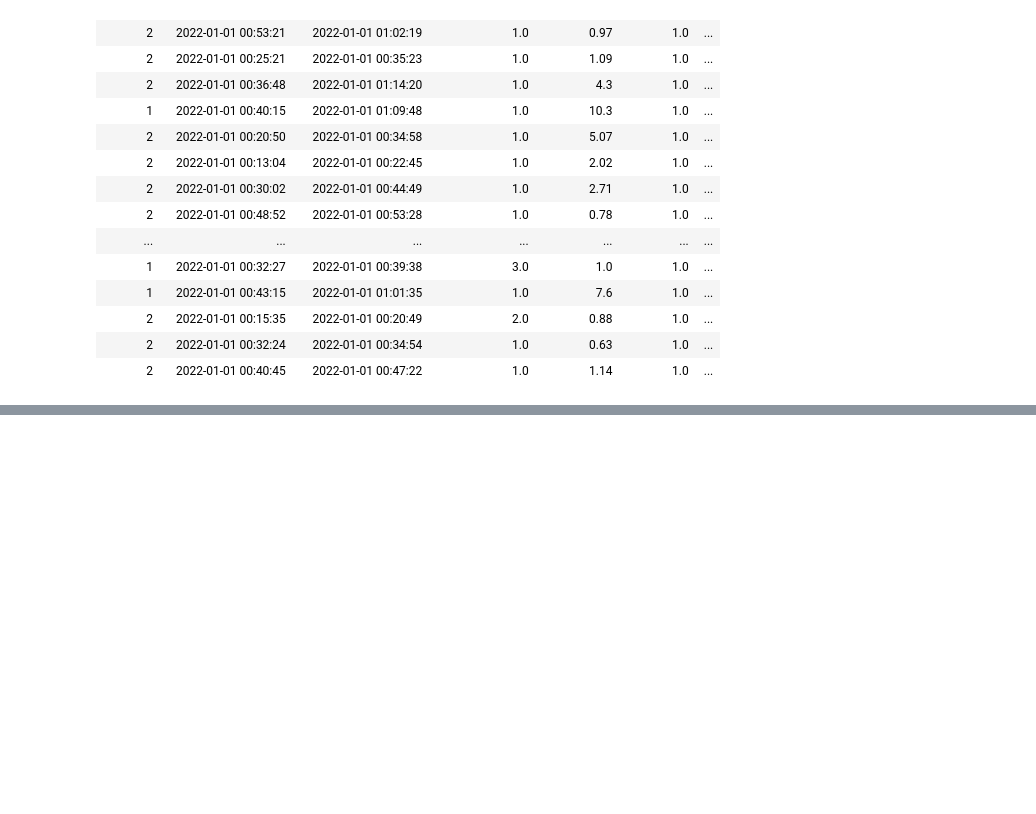
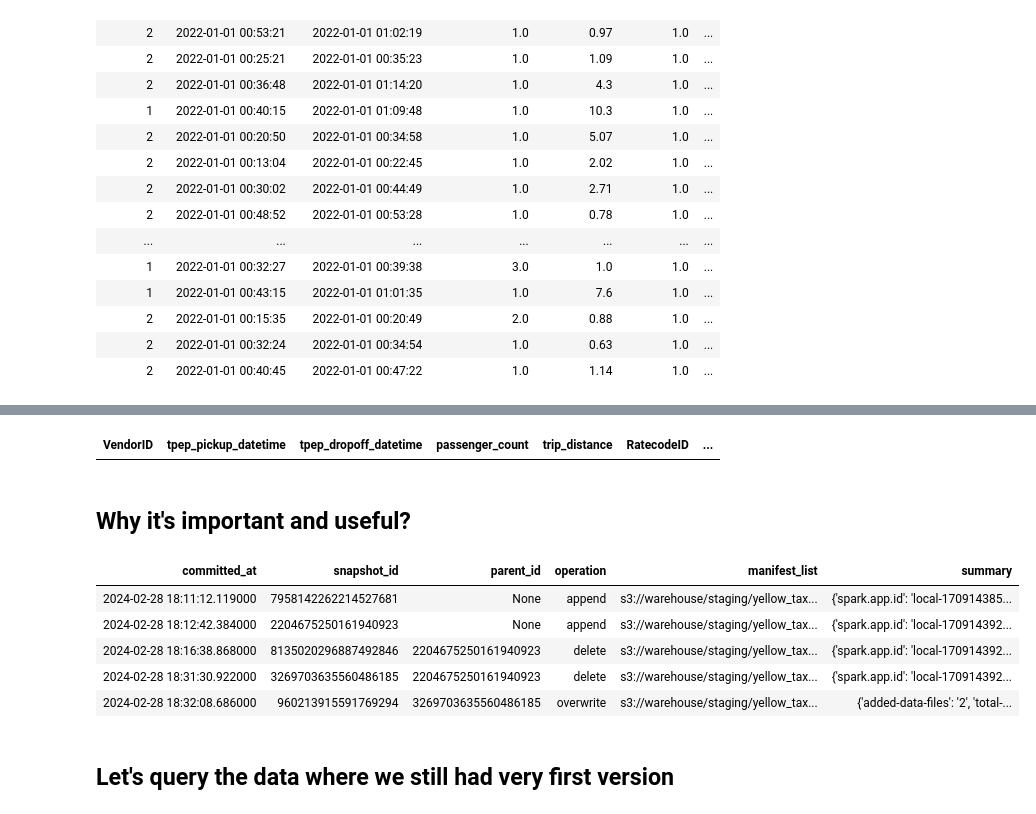
Before and after one commit to uncledata/spark_workshop, a Jupyter notebook: Spark_Workshop/03. Iceberg and Spark/01_Getting_started.ipynb, the cells around one changed output, grey strips where cells are left out. Cells and saved outputs as stored; diff of their text form; code cells hidden in the pictures; blank space fills up the shorter version.

```diff
--- a/Spark_Workshop/03. Iceberg and Spark/01_Getting_started.ipynb
+++ b/Spark_Workshop/03. Iceberg and Spark/01_Getting_started.ipynb
@@ -207,0 +243,19 @@ staging/yellow_taxi/metadata/snap-988074196730750305-1-bbb4c179-86f7-4660-9d55-8
+# %%
+%%sql
+select * from staging.yellow_taxi where fare <1
+# %% [output]
+| VendorID | tpep_pickup_datetime | tpep_dropoff_datetime | passenger_count | trip_distance | RatecodeID | ... |
+# %% [markdown]
+## Why it's important and useful?
+# %%
+%%sql
+select * from staging.yellow_taxi.snapshots
+# %% [output]
+| committed_at | snapshot_id | parent_id | operation | manifest_list | summary |
+| 2024-02-28 18:11:12.119000 | 7958142262214527681 | None | append | s3://warehouse/staging/yellow_tax... | {'spark.app.id': 'local-170914385... |
+| 2024-02-28 18:12:42.384000 | 2204675250161940923 | None | append | s3://warehouse/staging/yellow_tax... | {'spark.app.id': 'local-170914392... |
+| 2024-02-28 18:16:38.868000 | 8135020296887492846 | 2204675250161940923 | delete | s3://warehouse/staging/yellow_tax... | {'spark.app.id': 'local-170914392... |
+| 2024-02-28 18:31:30.922000 | 3269703635560486185 | 2204675250161940923 | delete | s3://warehouse/staging/yellow_tax... | {'spark.app.id': 'local-170914392... |
+| 2024-02-28 18:32:08.686000 | 960213915591769294 | 3269703635560486185 | overwrite | s3://warehouse/staging/yellow_tax... | {'added-data-files': '2', 'total-... |
+# %% [markdown]
+## Let's query the data where we still had very first version
```
Also changed, not shown: parts of 29 cells of this notebook, 2 other files.
